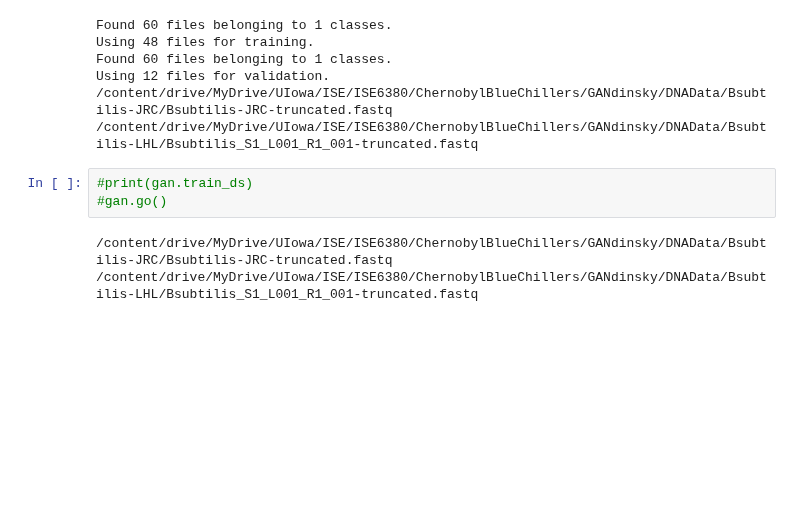
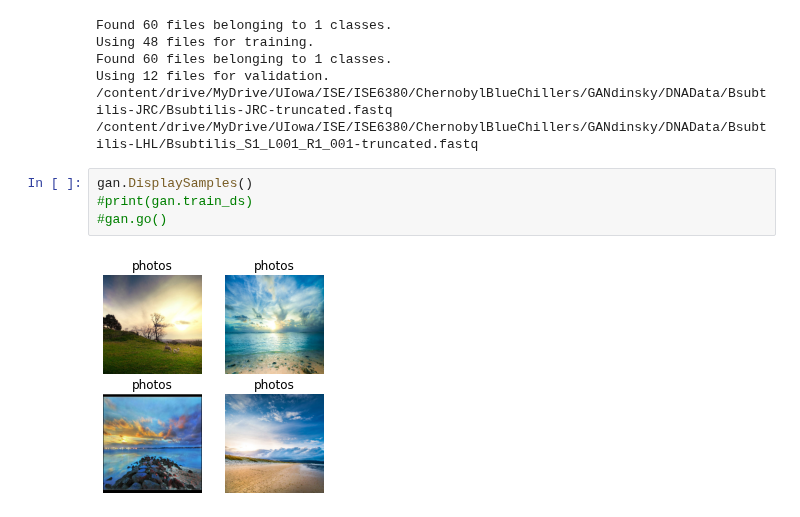
Before and after one commit to bfiegel/DeepLearningProject, a Jupyter notebook: Code/demo.ipynb, the cells around one changed output. Saved outputs shown, nothing was run; the diff lists cells and outputs as text; blank space fills up the shorter version.

```diff
--- a/Code/demo.ipynb
+++ b/Code/demo.ipynb
@@ -326,8 +329,8 @@ Using 12 files for validation.
 /content/drive/MyDrive/UIowa/ISE/ISE6380/ChernobylBlueChillers/GANdinsky/DNAData/Bsubtilis-JRC/Bsubtilis-JRC-truncated.fastq
 /content/drive/MyDrive/UIowa/ISE/ISE6380/ChernobylBlueChillers/GANdinsky/DNAData/Bsubtilis-LHL/Bsubtilis_S1_L001_R1_001-truncated.fastq
 # %%
+gan.DisplaySamples()
 #print(gan.train_ds)
 #gan.go()
 # %% [output]
-/content/drive/MyDrive/UIowa/ISE/ISE6380/ChernobylBlueChillers/GANdinsky/DNAData/Bsubtilis-JRC/Bsubtilis-JRC-truncated.fastq
-/content/drive/MyDrive/UIowa/ISE/ISE6380/ChernobylBlueChillers/GANdinsky/DNAData/Bsubtilis-LHL/Bsubtilis_S1_L001_R1_001-truncated.fastq
+[figure, added]
```
Also changed, not shown: parts of 1 cell of this notebook.
